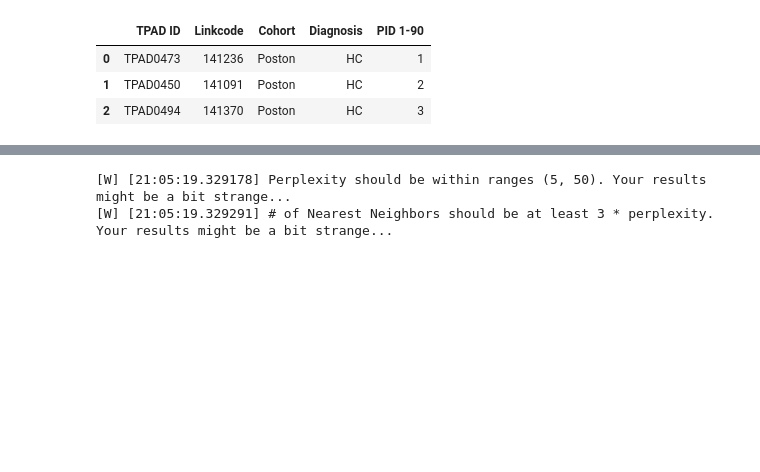
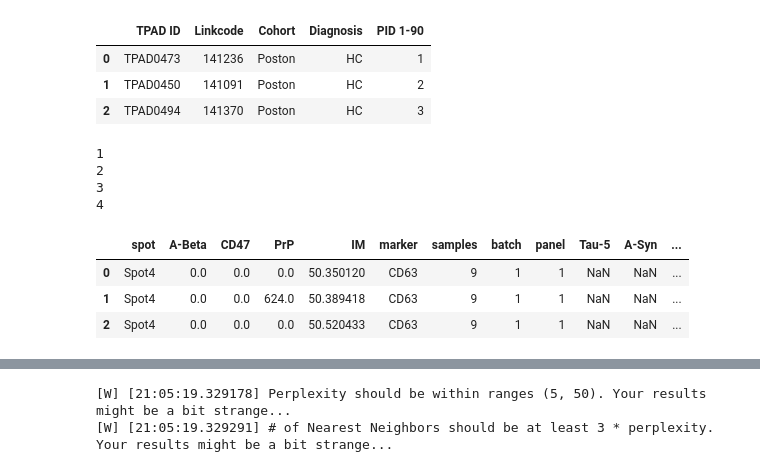
Before and after one commit to tpjoe/project_exosome, a Jupyter notebook: script/data_exploration.ipynb, the cells around one changed output, grey strips where cells are left out. Drawn from its saved outputs; the diff is of its cells as text; code cells hidden in the pictures; blank space fills up the shorter version.

```diff
--- a/script/data_exploration.ipynb
+++ b/script/data_exploration.ipynb
@@ -49,5 +23,59 @@ df[['batch', 'samples']] = df.samples.str.split('_', expand=True)
+# %%
+# load data
+dico_panel2marker = {1:"A-Beta", 2:"Tau-5", 3:"A-Syn",4:"ApoE"}
+df_tot = []
+panel_id = 1
+for panel_id in [1,2,3,4]:
+    print(panel_id)
+    panel_dir = os.path.join(home,'data','Cohort Runs',"Panel %s"%str(panel_id), 'Panel %s - Single-Particle data'%(str(panel_id)))
+    file_list = [i for i in glob.glob(panel_dir+ "/Run */*") if '001_TotalParticles-' in i]
+    file_list.sort()
+    data_dict = {str(i+1)+'_'+str(k):v for i,d in enumerate([pd.read_excel(os.path.join(panel_dir, filename), sheet_name=None, header=None) for filename in file_list]) for k,v in d.items()}
+    data_dict = {i:data_dict[i] for i in data_dict.keys() if all([j not in i for j in ['Parameters', 'Subpopulations']])}
+
+    # join data into a dataframe
+    data_list = []
+
+    for person in data_dict.keys():
+        data_sample = [data_dict[person].iloc[:, i*5:(i*5+5)].transpose().reset_index(drop=True).transpose() for i in range(int(data_dict[person].shape[1]/5))]
+        data_sample = [d.iloc[1:, :] for d in data_sample]
+        data_sample = [d[~d.isna().all(axis=1)] for d in data_sample]
+
+        for i in range(len(data_sample)):
+            data_sample[i].loc[:,5] = data_sample[i].iloc[0,1]
+            data_sample[i].loc[:,0] = data_sample[i].loc[:,0].fillna(method="ffill")
+            data_sample[i].columns = ['spot'] + data_sample[i].iloc[1,1:5].tolist() + ['marker']
+            data_sample[i] = data_sample[i].iloc[2:,:]
+
+        data_df = pd.concat(data_sample, axis=0)
+        #filter by size
+        data_exo = data_df.loc[(data_df.IM>=50) & (data_df.IM<=200), :].reset_index(drop=True)
+        data_exo.loc[:, 'samples'] = person
+        data_list += [data_exo]
+
+    df = pd.concat(data_list, axis=0).reset_index(drop=True)
+    df[['batch', 'samples']] = df.samples.str.split('_', expand=True)
+    df["panel"] = panel_id
+
+    df_tot.append(df)
+
+df = pd.concat(df_tot)
+df[['CD47','PrP','IM', "Tau-5", "A-Syn", "ApoE"]] = df.loc[:, ['CD47','PrP','IM', "Tau-5", "A-Syn", "ApoE"]].astype('float')
+# %% [output]
+1
+2
+3
+4
+# %%
+df = pd.read_csv(home + "data/Cohort Runs/whole_dataset.csv", index_col=None, low_memory=False)
 # %%
 # merge with gt
 df = df.merge(gt, left_on='samples', right_on='PID 1-90', how='left')
+df[["PID 1-90", "samples"]] = df[["PID 1-90", "samples"]].astype('str')
-# %%
-df[['A-Beta','CD47','PrP','IM']] = df.loc[:, ['A-Beta','CD47','PrP','IM']].astype('float')
+# %%
+df.head(3)
+# %% [output]
+|  | spot | A-Beta | CD47 | PrP | IM | marker | samples | batch | panel | Tau-5 | A-Syn | ... |
+| 0 | Spot4 | 0.0 | 0.0 | 0.0 | 50.350120 | CD63 | 9 | 1 | 1 | NaN | NaN | ... |
+| 1 | Spot4 | 0.0 | 0.0 | 624.0 | 50.389418 | CD63 | 9 | 1 | 1 | NaN | NaN | ... |
+| 2 | Spot4 | 0.0 | 0.0 | 0.0 | 50.520433 | CD63 | 9 | 1 | 1 | NaN | NaN | ... |
```
Also changed, not shown: parts of 4 cells of this notebook.
